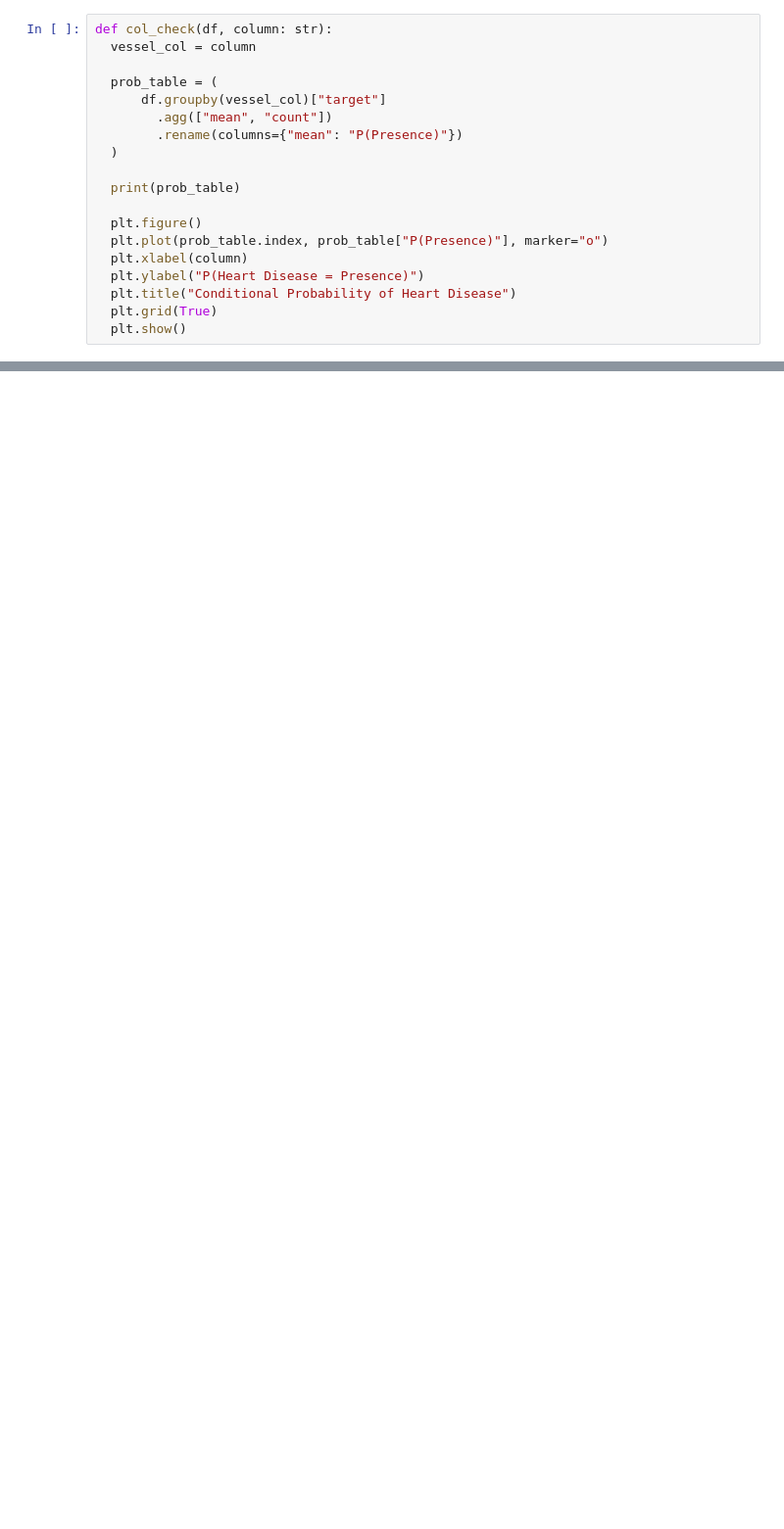
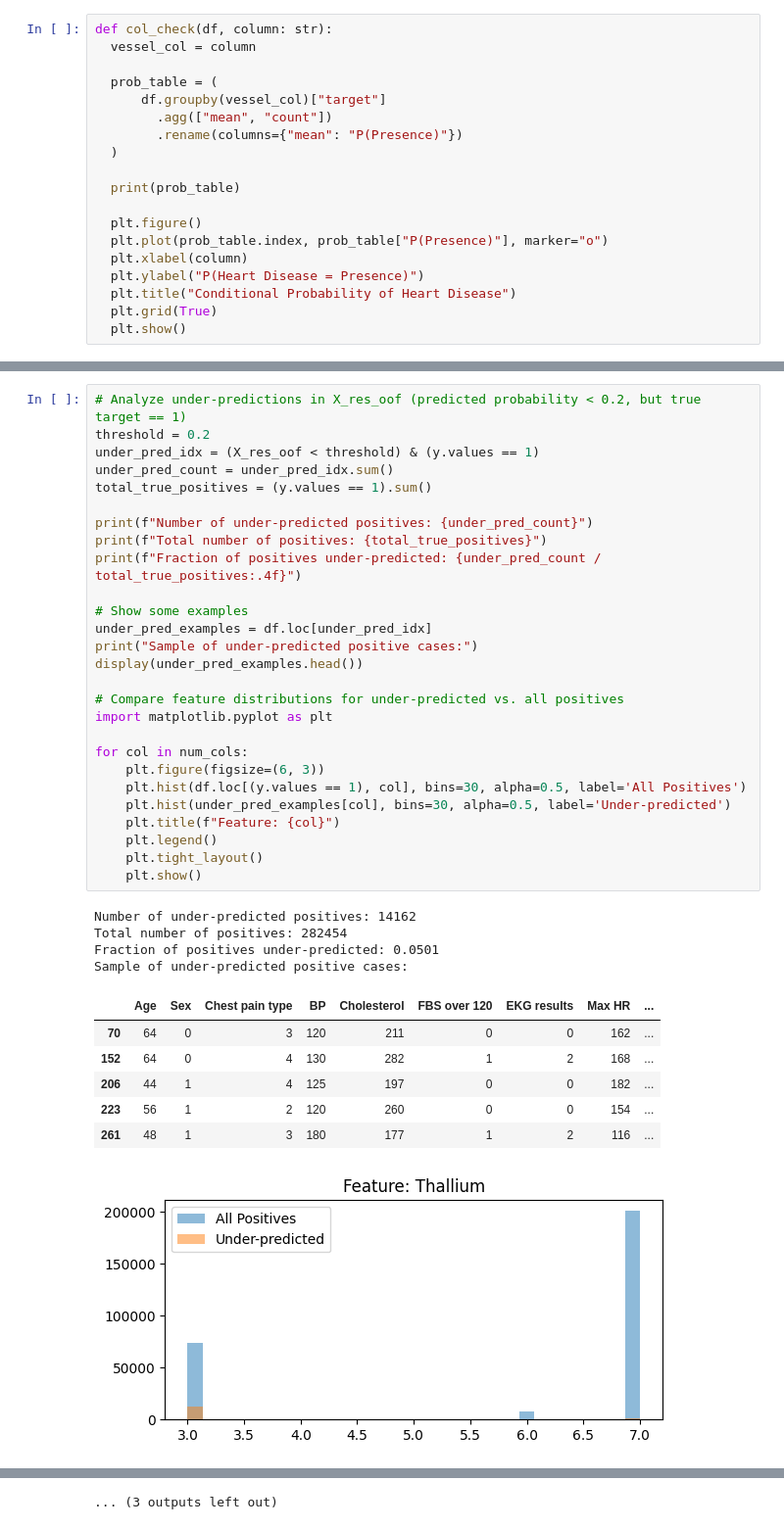
Before and after one commit to cringe-syco/ML, a Jupyter notebook: data/heart_disease/eda.ipynb, the cells around one changed output, grey strips where cells are left out. Shown at 98% size. Cells and saved outputs as stored; diff of their text form; blank space fills up the shorter version.

```diff
--- a/data/heart_disease/eda.ipynb
+++ b/data/heart_disease/eda.ipynb
@@ -207,0 +496,39 @@ np.float64(0.705423822311079)
+# %%
+# Analyze under-predictions in X_res_oof (predicted probability < 0.2, but true target == 1)
+threshold = 0.2
+under_pred_idx = (X_res_oof < threshold) & (y.values == 1)
+under_pred_count = under_pred_idx.sum()
+total_true_positives = (y.values == 1).sum()
+
+print(f"Number of under-predicted positives: {under_pred_count}")
+print(f"Total number of positives: {total_true_positives}")
+print(f"Fraction of positives under-predicted: {under_pred_count / total_true_positives:.4f}")
+
+# Show some examples
+under_pred_examples = df.loc[under_pred_idx]
+print("Sample of under-predicted positive cases:")
+display(under_pred_examples.head())
+
+# Compare feature distributions for under-predicted vs. all positives
+import matplotlib.pyplot as plt
+
+for col in num_cols:
+    plt.figure(figsize=(6, 3))
+    plt.hist(df.loc[(y.values == 1), col], bins=30, alpha=0.5, label='All Positives')
+    plt.hist(under_pred_examples[col], bins=30, alpha=0.5, label='Under-predicted')
+    plt.title(f"Feature: {col}")
+    plt.legend()
+    plt.tight_layout()
+    plt.show()
+# %% [output]
+Number of under-predicted positives: 14162
+Total number of positives: 282454
+Fraction of positives under-predicted: 0.0501
+Sample of under-predicted positive cases:
+|  | Age | Sex | Chest pain type | BP | Cholesterol | FBS over 120 | EKG results | Max HR | ... |
+| 70 | 64 | 0 | 3 | 120 | 211 | 0 | 0 | 162 | ... |
+| 152 | 64 | 0 | 4 | 130 | 282 | 1 | 2 | 168 | ... |
+| 206 | 44 | 1 | 4 | 125 | 197 | 0 | 0 | 182 | ... |
+| 223 | 56 | 1 | 2 | 120 | 260 | 0 | 0 | 154 | ... |
+| 261 | 48 | 1 | 3 | 180 | 177 | 1 | 2 | 116 | ... |
+[figure, added]
@@ -207,0 +544 @@ np.float64(0.705423822311079)
+... (3 outputs left out)
```
Also changed, not shown: parts of 13 cells of this notebook.
